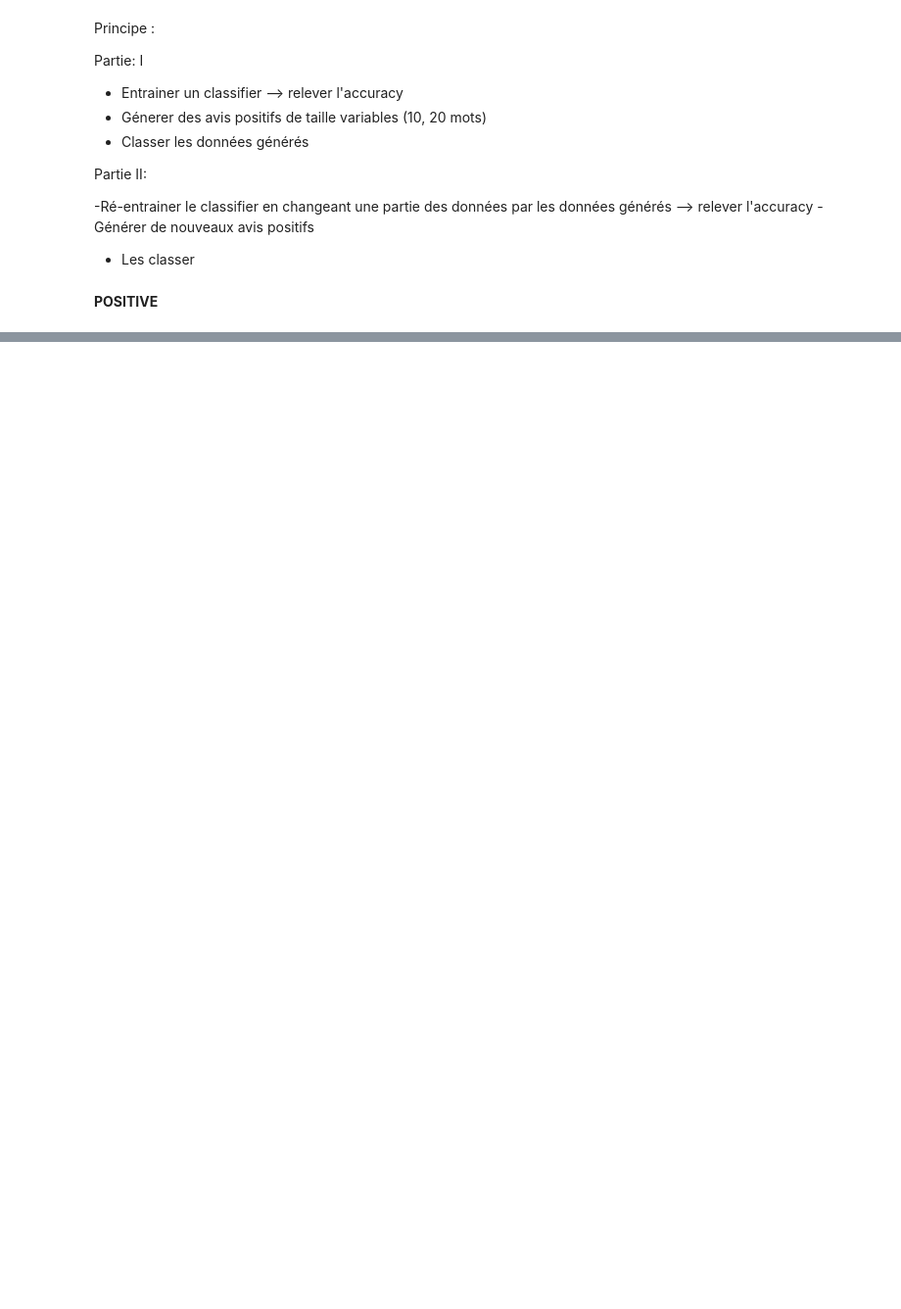
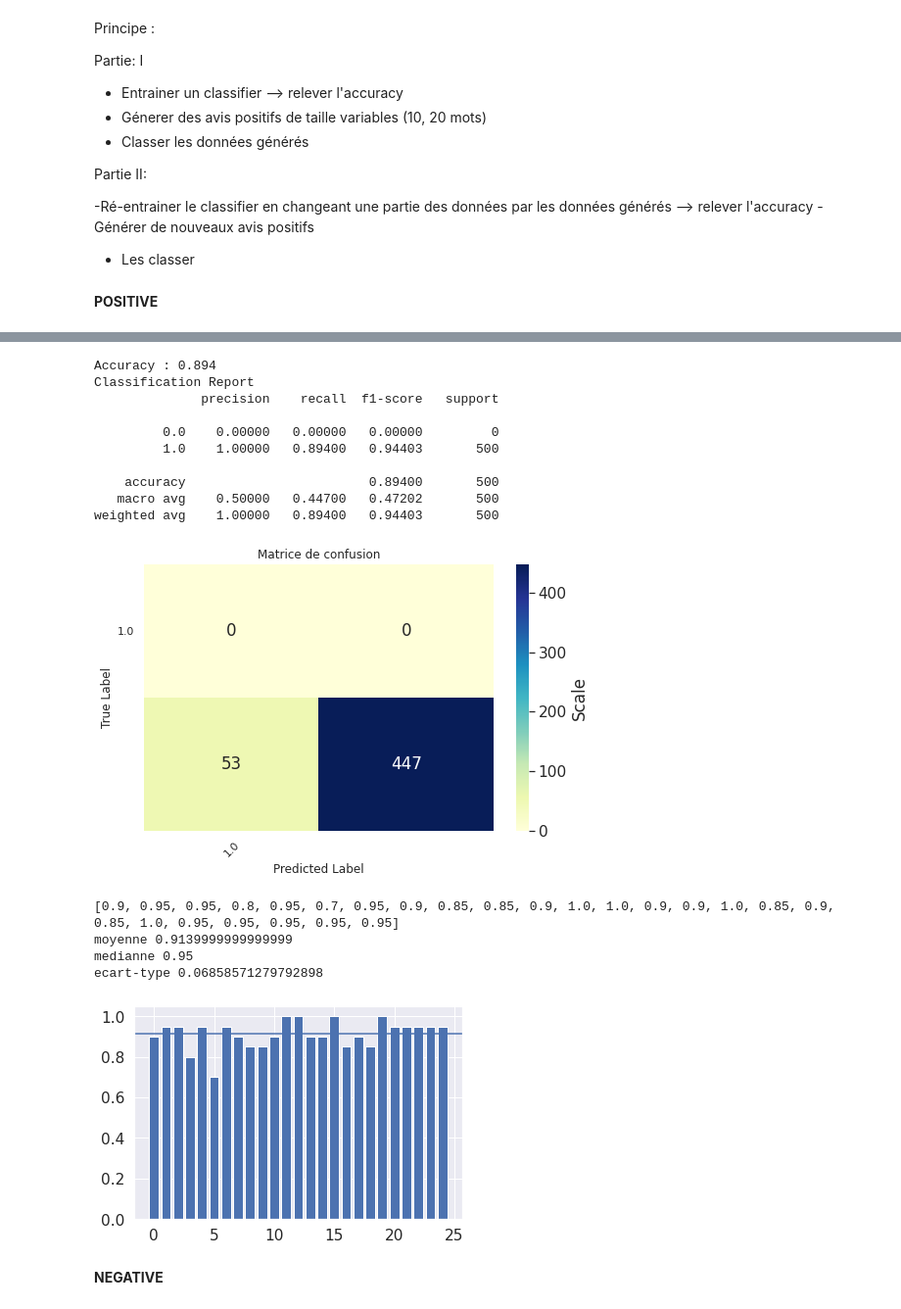
Before and after one commit to baptistechev/TER_L3_GAN, a Jupyter notebook: Experimentation.ipynb, the cells around one changed output, grey strips where cells are left out. Shown at 98% size. Drawn from its saved outputs; the diff is of its cells as text; code cells hidden in the pictures; blank space fills up the shorter version.

```diff
--- a/Experimentation.ipynb
+++ b/Experimentation.ipynb
@@ -459,0 +356,5 @@ for r in object_dataframe:
+# %%
+#PARAMETRES
+df = df_movie #df_imdb, df_movie, df_tweet
+sent = 1 #0, 1, 4 (pour tweet)
+model_name = 'model_movie_positive.bin'
@@ -502,7 +431,5 @@ Vocabulary Size: 3426
 # %%
-from tensorflow import keras
+new_model = keras.models.load_model(model_name)
 
-new_model = keras.models.load_model('model_opinions_embeddings.bin')
-
-print(generate_seq(new_model, tokenizer, max_length-1, 'this place', 10))
+print(generate_seq(new_model, tokenizer, max_length-1, 'I am', 20))
 # %% [output]
@@ -591,0 +491,42 @@ print(np.matrix(generated_text))
+# %%
+classifier = pickle.load(open('NewSentimentModel.pkl', 'rb'))
+y_pred = classifier.predict(generated_text)
+# print(y_pred)
+MyshowAllScores(np.ones(nb),y_pred)
+
+scores = []
+for i in range(25):
+  idx = np.random.randint(0, 500, 20);
+  sample = np.array(generated_text)[idx]
+  y_pred = classifier.predict(sample)
+  # print(y_pred)
+  # MyshowAllScores(np.ones(20),y_pred)
+  scores.append(accuracy_score(np.ones(20), y_pred))
+
+print(scores)
+print("moyenne",np.average(scores))
+print("medianne",np.median(scores))
+print("ecart-type",np.nanstd(scores))
+
+plt.bar(range(len(scores)), scores)
+plt.axhline(y=np.average(scores))
+plt.show()
+# %% [output]
+Accuracy : 0.894
+Classification Report
+              precision    recall  f1-score   support
+
+         0.0    0.00000   0.00000   0.00000         0
+         1.0    1.00000   0.89400   0.94403       500
+
+    accuracy                        0.89400       500
+   macro avg    0.50000   0.44700   0.47202       500
+weighted avg    1.00000   0.89400   0.94403       500
+[figure, added]
+[0.9, 0.95, 0.95, 0.8, 0.95, 0.7, 0.95, 0.9, 0.85, 0.85, 0.9, 1.0, 1.0, 0.9, 0.9, 1.0, 0.85, 0.9, 0.85, 1.0, 0.95, 0.95, 0.95, 0.95, 0.95]
+moyenne 0.9139999999999999
+medianne 0.95
+ecart-type 0.06858571279792898
+[figure, added]
+# %% [markdown]
+**NEGATIVE**
```
Also changed, not shown: parts of 40 cells of this notebook, 1 other file.
